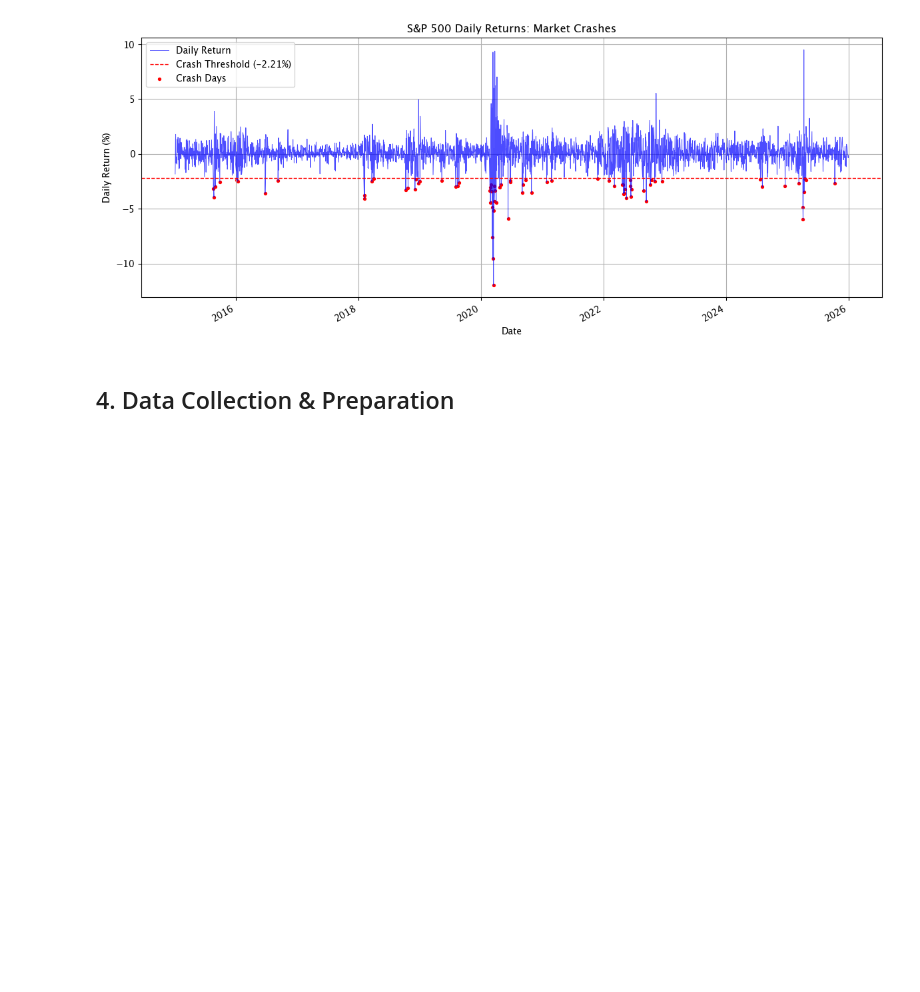
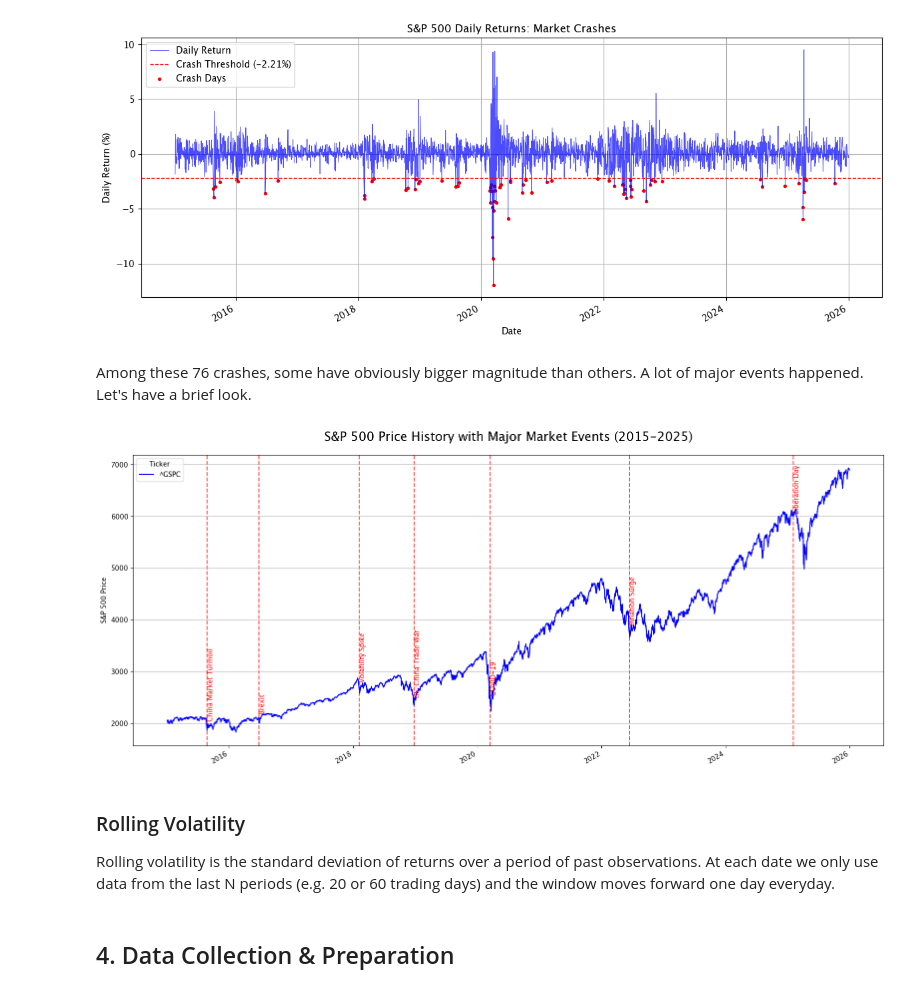
Before and after one commit to yannzg/sp500-rebounds, a Jupyter notebook: analysis.ipynb, the cells around one changed output. Drawn from its saved outputs; the diff is of its cells as text; code cells hidden in the pictures; blank space fills up the shorter version.

Commit message:
adding major events visualization

```diff
--- a/analysis.ipynb
+++ b/analysis.ipynb
@@ -246,6 +252,44 @@ plt.tight_layout()
 plt.show()
 # %% [output]
 [figure]
+# %% [markdown]
+Among these 76 crashes, some have obviously bigger magnitude than others. A lot of major events happened. Let's have a brief look.
+# %%
+major_events = [
+    ("2015-08-24", "  China Market Turmoil"),
+    ("2016-06-24", "  Brexit"),
+    ("2018-02-05", "  Volatility Spike"),
+    ("2018-12-24", "  US-China Trade War"),
+    ("2020-03-16", "  COVID-19"),
+    ("2022-06-13", "  Inflation Surge"),
+    ("2025-02-03", "Liberation Day"),
+]
+
+
+ax = sp500["Close"].plot(figsize=(16, 7), linewidth=1.5, color="blue", label="S&P 500", zorder=2, ylabel="S&P 500 Price")
+
+# Add event markers
+for date_str, event_name in major_events:
+    event_date = pd.Timestamp(date_str)
+    if event_date not in sp500.index:
+        continue
+    c = sp500.loc[event_date, "Close"]
+    price = float(c.iloc[0] if isinstance(c, pd.Series) else c)
+    ax.axvline(event_date, color="red", linestyle="--", alpha=0.7, linewidth=1.5, zorder=1)
+    ax.text(event_date, price, f"  {event_name}", rotation=90, color="red")
+
+ax.grid(True, axis="y")
+ax.set_xlabel("")
+ax.set_title("S&P 500 Price History with Major Market Events (2015-2025)", fontsize=18, pad=20)
+
+plt.tight_layout()
+plt.show()
+# %% [output]
+[figure, added]
+# %% [markdown]
+### Rolling Volatility
+
+Rolling volatility is the standard deviation of returns over a period of past observations. At each date we only use data from the last N periods (e.g. 20 or 60 trading days) and the window moves forward one day everyday.
 # %% [markdown]
 ## 4. Data Collection & Preparation
 # %% [markdown]
```
Also changed, not shown: parts of 12 cells of this notebook.
